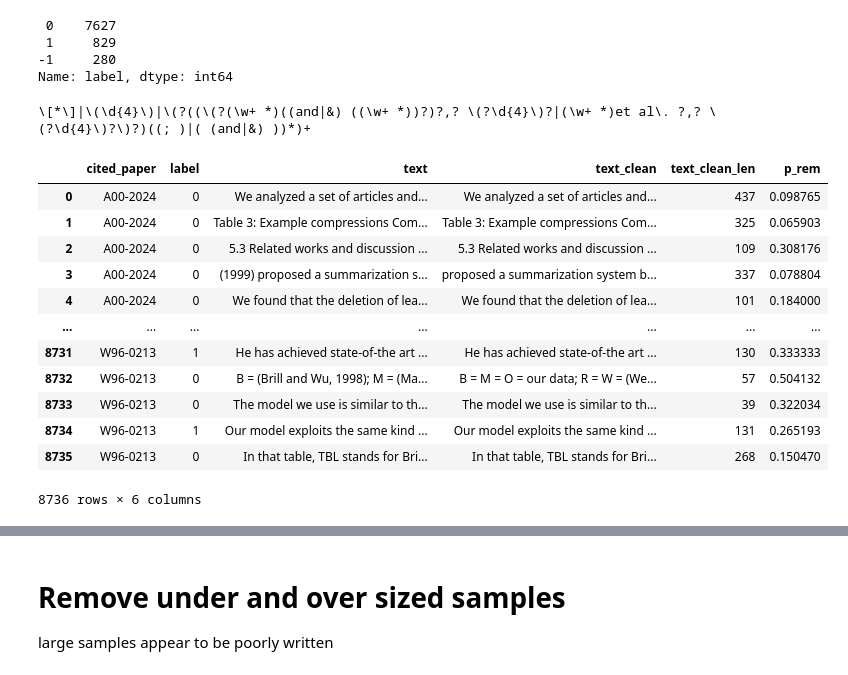
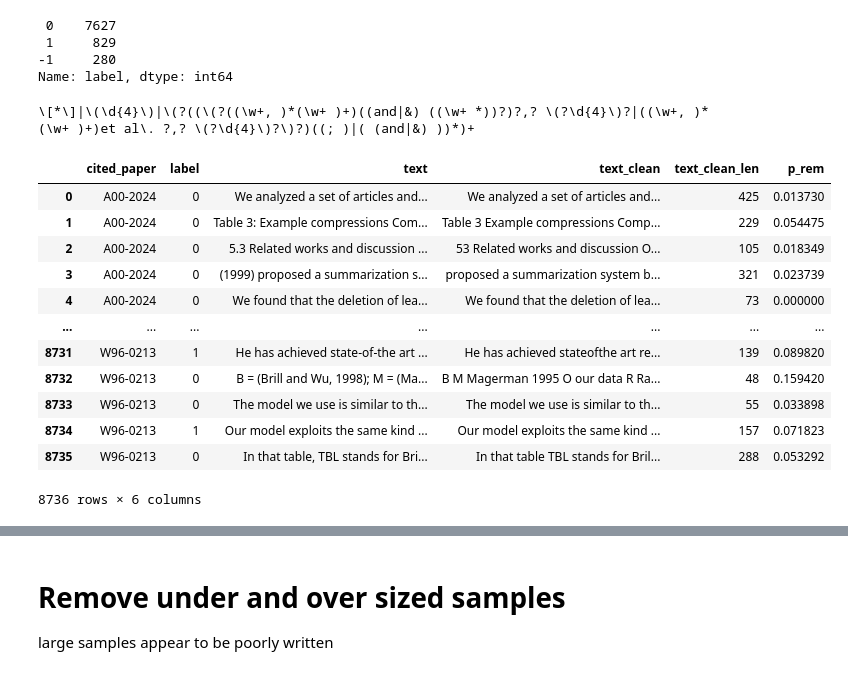
Before and after one commit to ENEE439d-TEXTML/TextML, a Jupyter notebook: input.ipynb, the cells around one changed output, grey strips where cells are left out. Cells and saved outputs as stored; diff of their text form; code cells hidden in the pictures.

```diff
--- a/input.ipynb
+++ b/input.ipynb
@@ -76,9 +76,9 @@ context=df1['text']
 re1= "\(((([A-Za-z]+ *)+(, \d+))+(; )*)+\)" # matches author and author, year
 re_year=",? \(?\d{4}\)?" # match , {4 digits} which may be wrapped in ()
 re_and="(and|&) "
-re_two_auth="(\w+ *)(,\w+)"
-re_et= "(\w+ *)et al\. ?"+re_year # matches author et al. , year
-re_2a= "(\w+ *)("+re_and+"((\w+ *))?)?"+re_year # matches author and author, year
+re_auth="((\w+, )*(\w+ )+)"
+re_et= re_auth+"et al\. ?"+re_year # matches author et al. , year
+re_2a= re_auth+"("+re_and+"((\w+ *))?)?"+re_year # matches author and author, year
 re_sep="((; )|( "+re_and+"))*"# match the '; ' gap or ' and ' gap
 re_para_year="\(\d{4}\)"
 re_in_brack="\[*\]"
@@ -94,7 +94,7 @@ print(re_apa)
 # print(a)
 # print(a.groups())
 # %% [output]
-\[*\]|\(\d{4}\)|\(?((\(?(\w+ *)((and|&) ((\w+ *))?)?,? \(?\d{4}\)?|(\w+ *)et al\. ?,? \(?\d{4}\)?\)?)((; )|( (and|&) ))*)+
+\[*\]|\(\d{4}\)|\(?((\(?((\w+, )*(\w+ )+)((and|&) ((\w+ *))?)?,? \(?\d{4}\)?|((\w+, )*(\w+ )+)et al\. ?,? \(?\d{4}\)?\)?)((; )|( (and|&) ))*)+
 # %%
 def remove_citation(text,regex=re_apa):
   text1=text
@@ -102,7 +102,7 @@ def remove_citation(text,regex=re_apa):
   pattern= re.compile(regex)
   while True:
     matches=pattern.search(text1)
-    # print(matches)
+    #print(matches)
     if matches == None:
       break
 
@@ -111,7 +111,10 @@ def remove_citation(text,regex=re_apa):
     cit_len=spn[1]-spn[0]
     rem_len+=cit_len
 
-  percent_removed=rem_len/len(text)
+  if len(text) >0:
+    percent_removed=rem_len/len(text)
+  else:
+    percent_removed=1
   return text1,percent_removed
 
 # print(context[5])
@@ -130,25 +133,27 @@ def remove_tags(string):
     # result = re.sub('  ',' ',result)
     return result
 # %%
-output=df1['text'].apply(lambda x: remove_citation(text=x)) #df['col1'] = df.apply(lambda x: complex_function(x['col1']), axis=1)
+output=df1['text'].apply(lambda x: remove_citation(text=x,regex=re_apa)) #df['col1'] = df.apply(lambda x: complex_function(x['col1']), axis=1)
 df_o = pd.DataFrame(list(output), columns =['clean','p_rem'])
+output_1=df_o['clean'].apply(lambda x: remove_citation(text=x,regex='[^\w_0-9 ]+'))
+df_o_1 = pd.DataFrame(list(output_1), columns =['clean','p_rem'])
 #df_o.head()
 
-df1['text_clean']=df_o['clean']
-df1['text_clean_len']=df_o['clean'].apply(len)
+df1['text_clean']=df_o_1['clean']
+df1['text_clean_len']=df_o_1['clean'].apply(len)
 df1['p_rem']=df_o['p_rem']
 df1
 # %% [output]
 |  | cited_paper | label | text | text_clean | text_clean_len | p_rem |
-| 0 | A00-2024 | 0 | We analyzed a set of articles and... | We analyzed a set of articles and... | 437 | 0.098765 |
-| 1 | A00-2024 | 0 | Table 3: Example compressions Com... | Table 3: Example compressions Com... | 325 | 0.065903 |
-| 2 | A00-2024 | 0 | 5.3 Related works and discussion ... | 5.3 Related works and discussion ... | 109 | 0.308176 |
-| 3 | A00-2024 | 0 | (1999) proposed a summarization s... | proposed a summarization system b... | 337 | 0.078804 |
-| 4 | A00-2024 | 0 | We found that the deletion of lea... | We found that the deletion of lea... | 101 | 0.184000 |
+| 0 | A00-2024 | 0 | We analyzed a set of articles and... | We analyzed a set of articles and... | 425 | 0.013730 |
+| 1 | A00-2024 | 0 | Table 3: Example compressions Com... | Table 3 Example compressions Comp... | 229 | 0.054475 |
+| 2 | A00-2024 | 0 | 5.3 Related works and discussion ... | 53 Related works and discussion O... | 105 | 0.018349 |
+| 3 | A00-2024 | 0 | (1999) proposed a summarization s... | proposed a summarization system b... | 321 | 0.023739 |
+| 4 | A00-2024 | 0 | We found that the deletion of lea... | We found that the deletion of lea... | 73 | 0.000000 |
 | ... | ... | ... | ... | ... | ... | ... |
-| 8731 | W96-0213 | 1 | He has achieved state-of-the art ... | He has achieved state-of-the art ... | 130 | 0.333333 |
-| 8732 | W96-0213 | 0 | B = (Brill and Wu, 1998); M = (Ma... | B = M = O = our data; R = W = (We... | 57 | 0.504132 |
-| 8733 | W96-0213 | 0 | The model we use is similar to th... | The model we use is similar to th... | 39 | 0.322034 |
-| 8734 | W96-0213 | 1 | Our model exploits the same kind ... | Our model exploits the same kind ... | 131 | 0.265193 |
-| 8735 | W96-0213 | 0 | In that table, TBL stands for Bri... | In that table, TBL stands for Bri... | 268 | 0.150470 |
+| 8731 | W96-0213 | 1 | He has achieved state-of-the art ... | He has achieved stateofthe art re... | 139 | 0.089820 |
+| 8732 | W96-0213 | 0 | B = (Brill and Wu, 1998); M = (Ma... | B M Magerman 1995 O our data R Ra... | 48 | 0.159420 |
+| 8733 | W96-0213 | 0 | The model we use is similar to th... | The model we use is similar to th... | 55 | 0.033898 |
+| 8734 | W96-0213 | 1 | Our model exploits the same kind ... | Our model exploits the same kind ... | 157 | 0.071823 |
+| 8735 | W96-0213 | 0 | In that table, TBL stands for Bri... | In that table TBL stands for Bril... | 288 | 0.053292 |
 8736 rows × 6 columns
```
Also changed, not shown: parts of 1 cell of this notebook.
